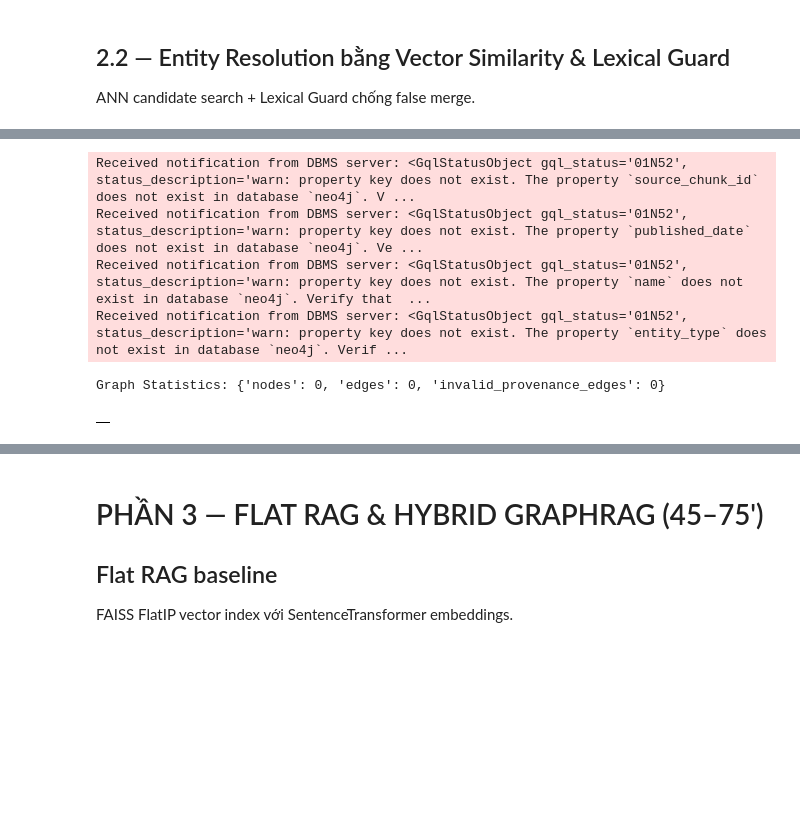
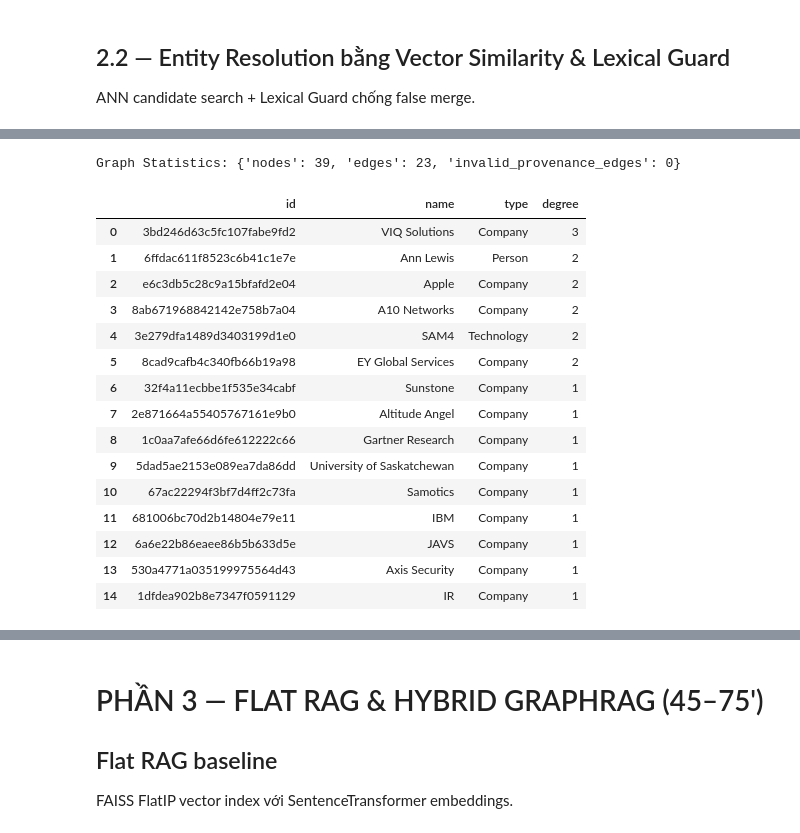
Before and after one commit to Donggnp/K4-Day19-2A202601474-NguyenPhuongDong, a Jupyter notebook: Day19_GraphRAG_vs_FlatRAG_Production_Lab_Guide.ipynb, the cells around one changed output, grey strips where cells are left out. Drawn from its saved outputs; the diff is of its cells as text; code cells hidden in the pictures; blank space fills up the shorter version.

```diff
--- a/Day19_GraphRAG_vs_FlatRAG_Production_Lab_Guide.ipynb
+++ b/Day19_GraphRAG_vs_FlatRAG_Production_Lab_Guide.ipynb
@@ -959,40 +1037,51 @@ if driver:
 def graph_checks():
     if driver is None:
         print("⚠️ Neo4j disconnected. Sanity checks skipped.")
         return {}, pd.DataFrame()
     inv_res = run_cypher("""
     MATCH ()-[r]->()
     WHERE properties(r)['source_chunk_id'] IS NULL OR properties(r)['published_date'] IS NULL
     RETURN count(r) AS n
     """)
     invalid = inv_res[0]["n"] if inv_res else 0
     n_res = run_cypher("MATCH (n:Entity) RETURN count(n) AS n")
     e_res = run_cypher("MATCH ()-[r]->() RETURN count(r) AS n")
     counts = {
         "nodes": n_res[0]["n"] if n_res else 0,
         "edges": e_res[0]["n"] if e_res else 0,
         "invalid_provenance_edges": invalid,
     }
     print("Graph Statistics:", counts)
     assert invalid == 0, "Lỗi: Tồn tại cạnh thiếu source_chunk_id hoặc published_date!"
     top = pd.DataFrame(run_cypher("""
     MATCH (n:Entity)
     OPTIONAL MATCH (n)-[r]-()
     WITH n, count(r) AS degree
-    RETURN n.id AS id, n.name AS name, n.entity_type AS type, degree
+    RETURN n.id AS id, properties(n)['name'] AS name, properties(n)['entity_type'] AS type, degree
     ORDER BY degree DESC LIMIT 15
     """))
     display(top)
     return counts, top
 
 graph_counts, top_degree_df = graph_checks()
 # %% [output]
-Received notification from DBMS server: <GqlStatusObject gql_status='01N52', status_description='warn: property key does not exist. The property `source_chunk_id` does not exist in database `neo4j`. V ...
-Received notification from DBMS server: <GqlStatusObject gql_status='01N52', status_description='warn: property key does not exist. The property `published_date` does not exist in database `neo4j`. Ve ...
-Received notification from DBMS server: <GqlStatusObject gql_status='01N52', status_description='warn: property key does not exist. The property `name` does not exist in database `neo4j`. Verify that  ...
-Received notification from DBMS server: <GqlStatusObject gql_status='01N52', status_description='warn: property key does not exist. The property `entity_type` does not exist in database `neo4j`. Verif ...
+Graph Statistics: {'nodes': 39, 'edges': 23, 'invalid_provenance_edges': 0}
-Graph Statistics: {'nodes': 0, 'edges': 0, 'invalid_provenance_edges': 0}
-|  |
+|  | id | name | type | degree |
+| 0 | 3bd246d63c5fc107fabe9fd2 | VIQ Solutions | Company | 3 |
+| 1 | 6ffdac611f8523c6b41c1e7e | Ann Lewis | Person | 2 |
+| 2 | e6c3db5c28c9a15bfafd2e04 | Apple | Company | 2 |
+| 3 | 8ab671968842142e758b7a04 | A10 Networks | Company | 2 |
+| 4 | 3e279dfa1489d3403199d1e0 | SAM4 | Technology | 2 |
+| 5 | 8cad9cafb4c340fb66b19a98 | EY Global Services | Company | 2 |
+| 6 | 32f4a11ecbbe1f535e34cabf | Sunstone | Company | 1 |
+| 7 | 2e871664a55405767161e9b0 | Altitude Angel | Company | 1 |
+| 8 | 1c0aa7afe66d6fe612222c66 | Gartner Research | Company | 1 |
+| 9 | 5dad5ae2153e089ea7da86dd | University of Saskatchewan | Company | 1 |
+| 10 | 67ac22294f3bf7d4ff2c73fa | Samotics | Company | 1 |
+| 11 | 681006bc70d2b14804e79e11 | IBM | Company | 1 |
+| 12 | 6a6e22b86eaee86b5b633d5e | JAVS | Company | 1 |
+| 13 | 530a4771a035199975564d43 | Axis Security | Company | 1 |
+| 14 | 1dfdea902b8e7347f0591129 | IR | Company | 1 |
 # %%
 #@title 2.4.1 — Strict provenance check (NULL or blank)
 def strict_provenance_check():
```
Also changed, not shown: parts of 18 cells of this notebook, 1 other file.
